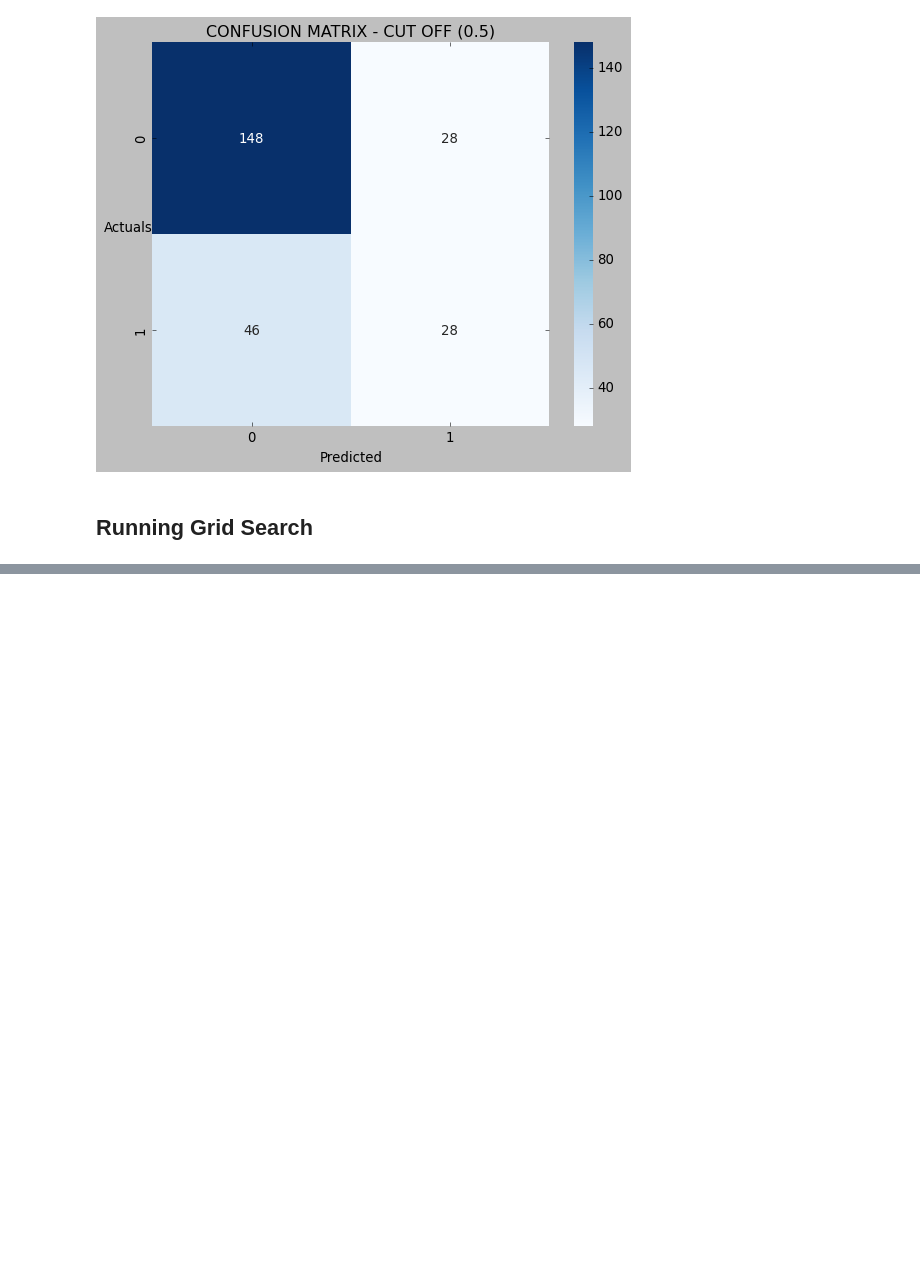
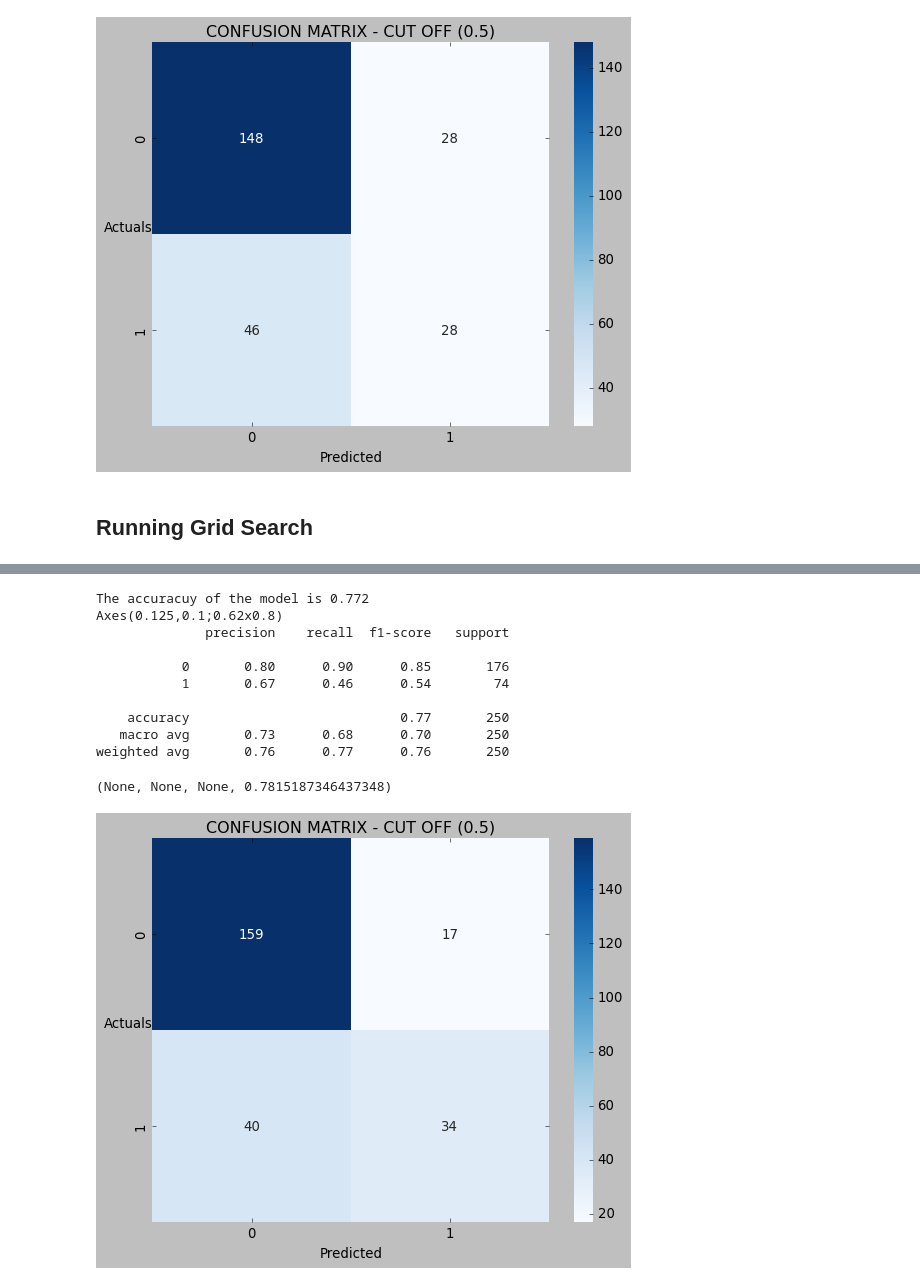
Before and after one commit to HitenDewangan/DataScience-AIML, a Jupyter notebook: Machine Learning/DecisionTree.ipynb, the cells around one changed output, grey strips where cells are left out. Cells and saved outputs as stored; diff of their text form; code cells hidden in the pictures; blank space fills up the shorter version.

```diff
--- a/Machine Learning/DecisionTree.ipynb
+++ b/Machine Learning/DecisionTree.ipynb
@@ -609,0 +686,2 @@ weighted avg       0.66      0.70      0.64       250
+# %%
+evaluate_train_model(best_model)
@@ -609,0 +701,15 @@ weighted avg       0.66      0.70      0.64       250
+# %%
+evaluate_test_model(best_model)
+# %% [output]
+The accuracuy of the model is 0.772
+Axes(0.125,0.1;0.62x0.8)
+              precision    recall  f1-score   support
+
+           0       0.80      0.90      0.85       176
+           1       0.67      0.46      0.54        74
+
+    accuracy                           0.77       250
+   macro avg       0.73      0.68      0.70       250
+weighted avg       0.76      0.77      0.76       250
+(None, None, None, 0.7815187346437348)
+[figure, added]
```
Also changed, not shown: parts of 21 cells of this notebook, 2 other files.
